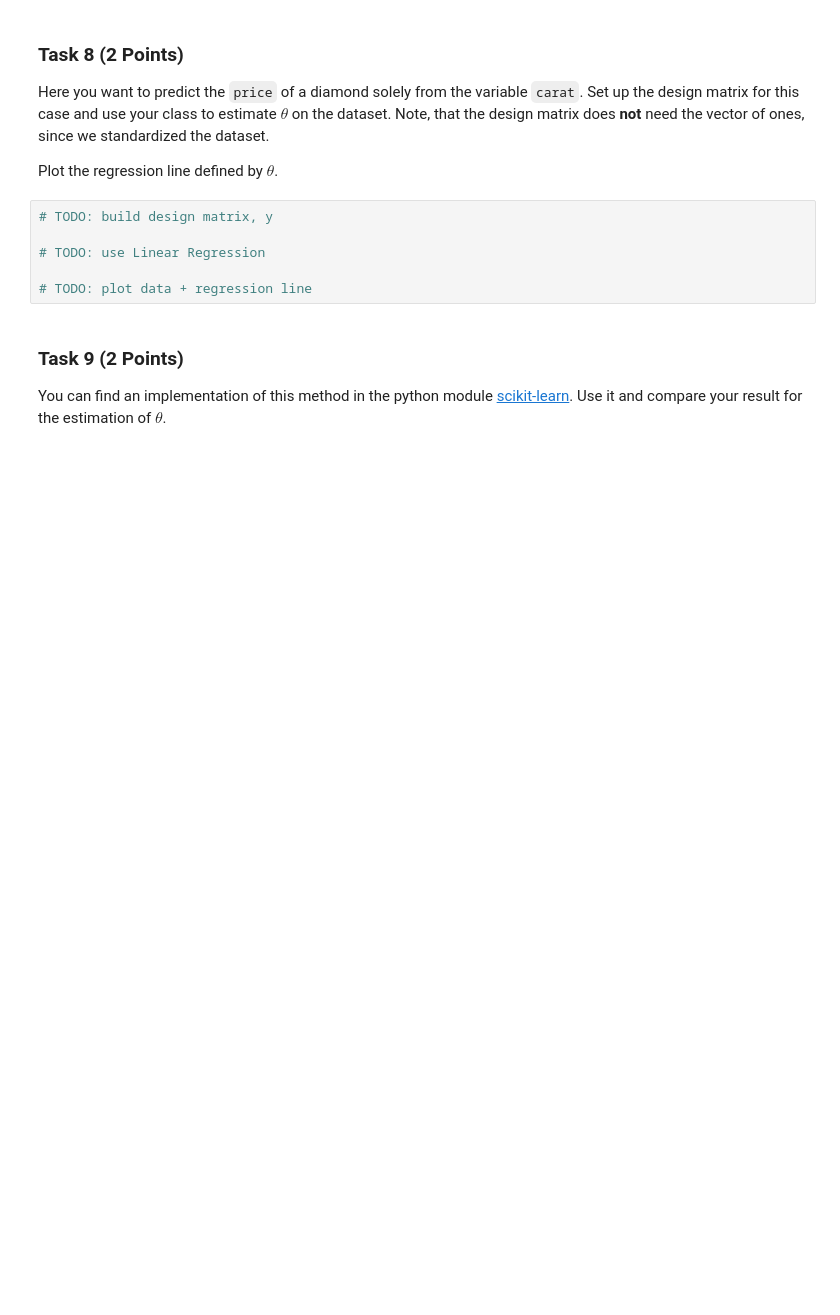
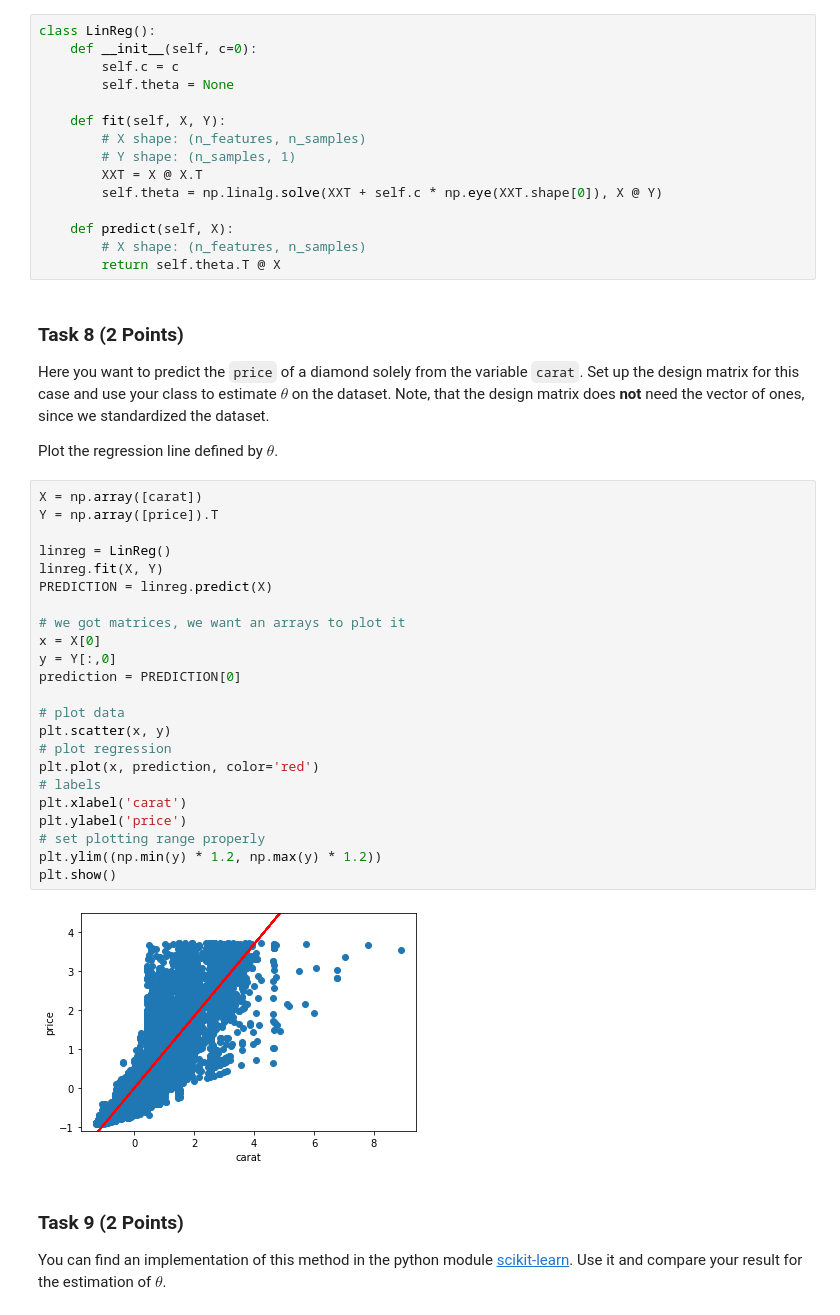
Before and after one commit to eichelb4rt/hw, a Jupyter notebook: S8_SS2022/AGML_Lab/02/exercise1.ipynb, the cells around one changed output. Cells and saved outputs as stored; diff of their text form; blank space fills up the shorter version.

```diff
--- a/S8_SS2022/AGML_Lab/02/exercise1.ipynb
+++ b/S8_SS2022/AGML_Lab/02/exercise1.ipynb
@@ -195,3 +187,18 @@ class LinReg():
+# %%
+class LinReg():
+    def __init__(self, c=0):
+        self.c = c
+        self.theta = None
+
+    def fit(self, X, Y):
+        # X shape: (n_features, n_samples)
+        # Y shape: (n_samples, 1)
+        XXT = X @ X.T
+        self.theta = np.linalg.solve(XXT + self.c * np.eye(XXT.shape[0]), X @ Y)
+
+    def predict(self, X):
+        # X shape: (n_features, n_samples)
+        return self.theta.T @ X
 # %% [markdown]
 ### Task 8 (2 Points)
 
@@ -200,12 +207,31 @@ Set up the design matrix for this case and use your class to estimate $\theta$ o
 Note, that the design matrix does **not** need the vector of ones, since we standardized the dataset.
 
 Plot the regression line defined by $\theta$.
-# %%
-# TODO: build design matrix, y
-
-# TODO: use Linear Regression
-
-# TODO: plot data + regression line
+# %%
+X = np.array([carat])
+Y = np.array([price]).T
+
+linreg = LinReg()
+linreg.fit(X, Y)
+PREDICTION = linreg.predict(X)
+
+# we got matrices, we want an arrays to plot it
+x = X[0]
+y = Y[:,0]
+prediction = PREDICTION[0]
+
+# plot data
+plt.scatter(x, y)
+# plot regression
+plt.plot(x, prediction, color='red')
+# labels
+plt.xlabel('carat')
+plt.ylabel('price')
+# set plotting range properly
+plt.ylim((np.min(y) * 1.2, np.max(y) * 1.2))
+plt.show()
+# %% [output]
+[figure, added]
 # %% [markdown]
 ### Task 9 (2 Points)
 
```
Also changed, not shown: parts of 11 cells of this notebook.
